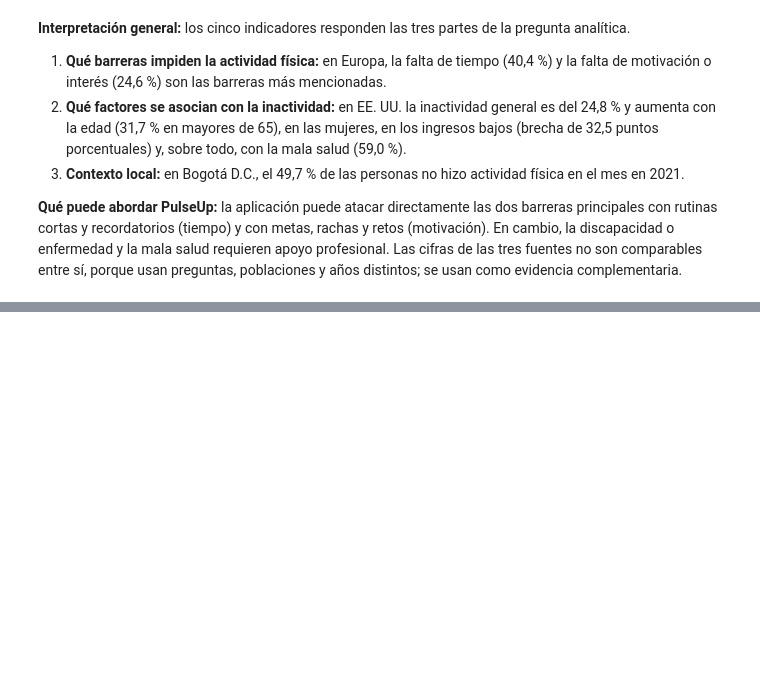
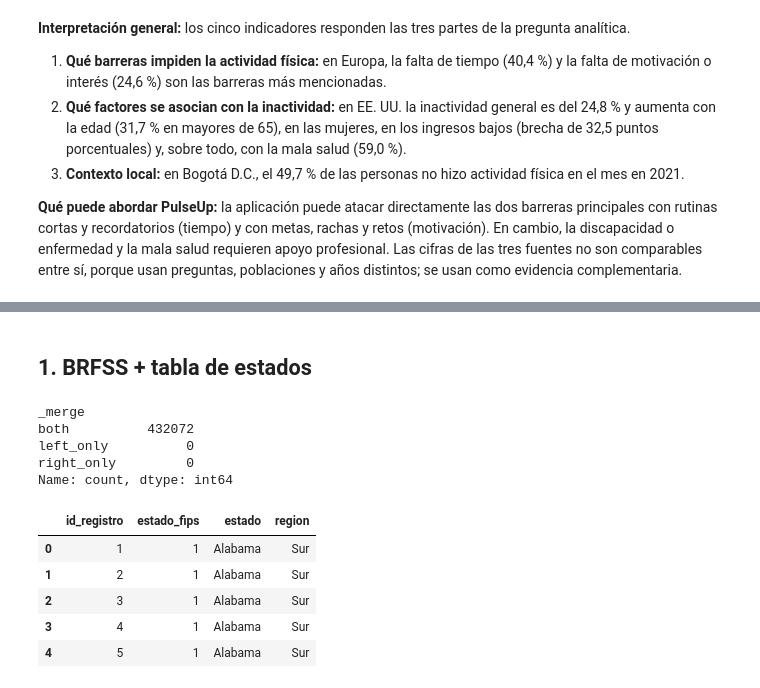
Before and after one commit to tihago1998/pulseup-ciencia-datos, a Jupyter notebook: notebooks/data_preparation.ipynb, the cells around one changed output, grey strips where cells are left out. Saved outputs shown, nothing was run; the diff lists cells and outputs as text; code cells hidden in the pictures; blank space fills up the shorter version.

```diff
--- a/notebooks/data_preparation.ipynb
+++ b/notebooks/data_preparation.ipynb
@@ -902,0 +913,42 @@ resumen_indicadores
+# %% [markdown]
+## 1. BRFSS + tabla de estados
+# %%
+ESTADOS = [
+    (1, "Alabama", "Sur"), (2, "Alaska", "Oeste"), (4, "Arizona", "Oeste"), (5, "Arkansas", "Sur"),
+    (6, "California", "Oeste"), (8, "Colorado", "Oeste"), (9, "Connecticut", "Noreste"), (10, "Delaware", "Sur"),
+    (11, "Distrito de Columbia", "Sur"), (12, "Florida", "Sur"), (13, "Georgia", "Sur"), (15, "Hawái", "Oeste"),
+    (16, "Idaho", "Oeste"), (17, "Illinois", "Medio Oeste"), (18, "Indiana", "Medio Oeste"), (19, "Iowa", "Medio Oeste"),
+    (20, "Kansas", "Medio Oeste"), (21, "Kentucky", "Sur"), (22, "Luisiana", "Sur"), (23, "Maine", "Noreste"),
+    (24, "Maryland", "Sur"), (25, "Massachusetts", "Noreste"), (26, "Míchigan", "Medio Oeste"),
+    (27, "Minnesota", "Medio Oeste"), (28, "Misisipi", "Sur"), (29, "Misuri", "Medio Oeste"), (30, "Montana", "Oeste"),
+    (31, "Nebraska", "Medio Oeste"), (32, "Nevada", "Oeste"), (33, "Nuevo Hampshire", "Noreste"),
+    (34, "Nueva Jersey", "Noreste"), (35, "Nuevo México", "Oeste"), (36, "Nueva York", "Noreste"),
+    (37, "Carolina del Norte", "Sur"), (38, "Dakota del Norte", "Medio Oeste"), (39, "Ohio", "Medio Oeste"),
+    (40, "Oklahoma", "Sur"), (41, "Oregón", "Oeste"), (42, "Pensilvania", "Noreste"), (44, "Rhode Island", "Noreste"),
+    (45, "Carolina del Sur", "Sur"), (46, "Dakota del Sur", "Medio Oeste"), (47, "Tennessee", "Sur"), (48, "Texas", "Sur"),
+    (49, "Utah", "Oeste"), (50, "Vermont", "Noreste"), (51, "Virginia", "Sur"), (53, "Washington", "Oeste"),
+    (54, "Virginia Occidental", "Sur"), (55, "Wisconsin", "Medio Oeste"), (56, "Wyoming", "Oeste"),
+    (66, "Guam", "Territorio"), (72, "Puerto Rico", "Territorio"), (78, "Islas Vírgenes", "Territorio"),
+]
+estados = pd.DataFrame(ESTADOS, columns=["estado_fips", "estado", "region"]).astype({"estado_fips": "int16"})
+assert estados["estado_fips"].is_unique
+
+filas_antes = len(brfss)
+brfss_estado = brfss.merge(estados, on="estado_fips", how="left", validate="m:1", indicator=True)
+print(brfss_estado["_merge"].value_counts())
+assert len(brfss_estado) == filas_antes, "el merge cambió el número de filas"
+assert (brfss_estado["_merge"] == "both").all(), "hay códigos de estado sin nombre"
+brfss_estado = brfss_estado.drop(columns="_merge")
+brfss_estado[["id_registro", "estado_fips", "estado", "region"]].head()
+# %% [output]
+_merge
+both          432072
+left_only          0
+right_only         0
+Name: count, dtype: int64
+|  | id_registro | estado_fips | estado | region |
+| 0 | 1 | 1 | Alabama | Sur |
+| 1 | 2 | 1 | Alabama | Sur |
+| 2 | 3 | 1 | Alabama | Sur |
+| 3 | 4 | 1 | Alabama | Sur |
+| 4 | 5 | 1 | Alabama | Sur |
```
Also changed, not shown: parts of 14 cells of this notebook, 5 other files.
